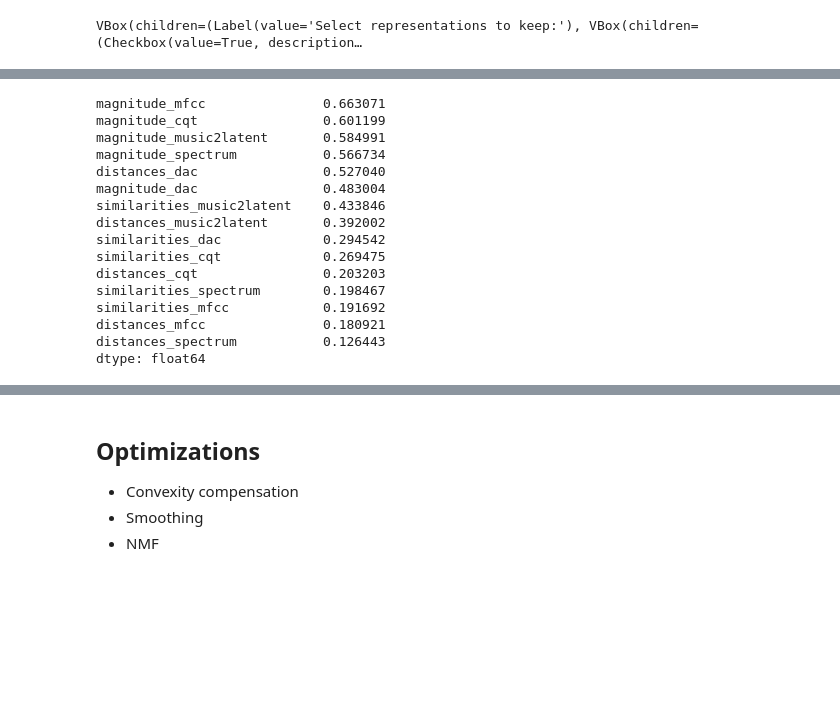
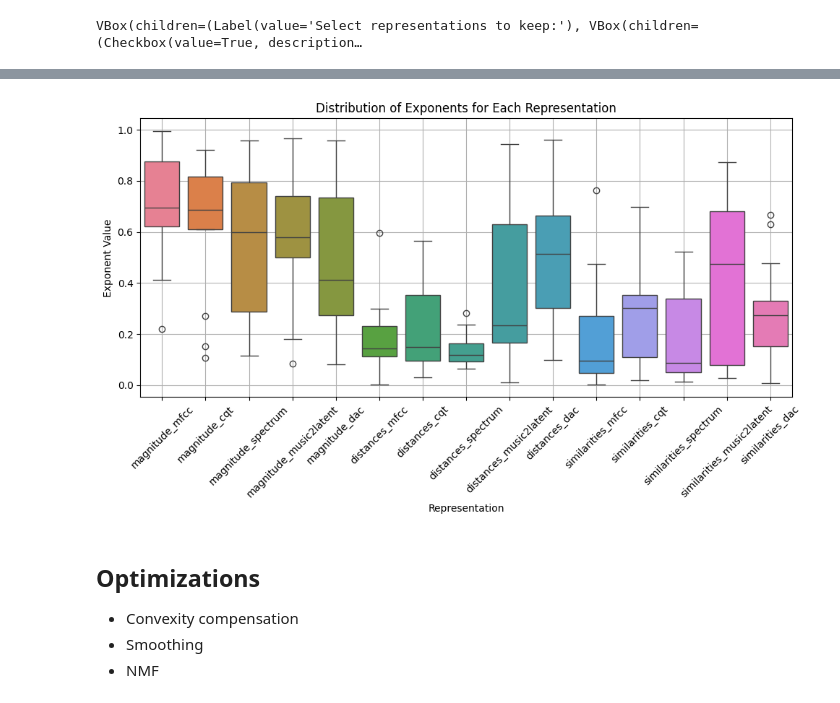
Before and after one commit to inspektral/sonic-trajectories, a Jupyter notebook: onset-benchmark.ipynb, the cells around one changed output, grey strips where cells are left out. Cells and saved outputs as stored; diff of their text form; code cells hidden in the pictures; blank space fills up the shorter version.

```diff
--- a/onset-benchmark.ipynb
+++ b/onset-benchmark.ipynb
@@ -177,27 +184,7 @@ utils.plot_with_derivatives(
 # %%
-from scipy.signal import correlate, correlation_lags
-
-def get_correlations(repr:dict, modulator:np.ndarray) -> dict:
-    correlations = {}
-    for key in repr.keys():
-        x = repr[key]
-        correlations[key] = calc_correlation(modulator, x)
-    return correlations
-
-def calc_correlation(modulator, x):
-    x = utils.stretch_array(x, len(modulator))
-
-    y = modulator[10:-10]
-    y = utils.norm(y)
-
-    x = x[10:-10]
-    x = utils.norm(x)
-
-    return np.corrcoef(x, y)[0, 1]
-
-correlation_magnitude = get_correlations(magnitude, modulator)
-correlation_distances = get_correlations(distances, modulator)
-correlation_similarities = get_correlations(similarities, modulator)
+correlation_magnitude = utils.get_correlations(magnitude, modulator)
+correlation_distances = utils.get_correlations(distances, modulator)
+correlation_similarities = utils.get_correlations(similarities, modulator)
 
 print("Correlation with modulator (magnitude):")
 for key in filtered_repr.keys():
@@ -288,24 +261,16 @@ display(results)
-# %%
-numeric_columns = results.select_dtypes(include=[np.number]).columns.tolist()
-results[numeric_columns] = np.abs(results[numeric_columns])
-
-averages = results.mean(numeric_only=True)
-averages.sort_values(ascending=False, inplace=True)
-display(averages)
-# %% [output]
-magnitude_mfcc               0.663071
-magnitude_cqt                0.601199
-magnitude_music2latent       0.584991
-magnitude_spectrum           0.566734
-distances_dac                0.527040
-magnitude_dac                0.483004
-similarities_music2latent    0.433846
-distances_music2latent       0.392002
-similarities_dac             0.294542
-similarities_cqt             0.269475
-distances_cqt                0.203203
-similarities_spectrum        0.198467
-similarities_mfcc            0.191692
-distances_mfcc               0.180921
-distances_spectrum           0.126443
-dtype: float64
+# %%
+numeric_columns = results.select_dtypes(include=[np.number]).columns.tolist()
+results[numeric_columns] = np.abs(results[numeric_columns])
+
+display(results)
+import seaborn as sns
+plt.figure(figsize=(10, 6))
+sns.boxplot(data=results)
+plt.title('Distribution of Exponents for Each Representation')
+plt.xlabel('Representation')
+plt.ylabel('Exponent Value')
+plt.xticks(rotation=45)
+plt.tight_layout()
+plt.grid(True)
+plt.show()
+# %% [output]
@@ -312,3 +291,4 @@ dtype: float64
+[figure, added]
 # %% [markdown]
 ## Optimizations
 
```
Also changed, not shown: parts of 24 cells of this notebook, 3 other files.
